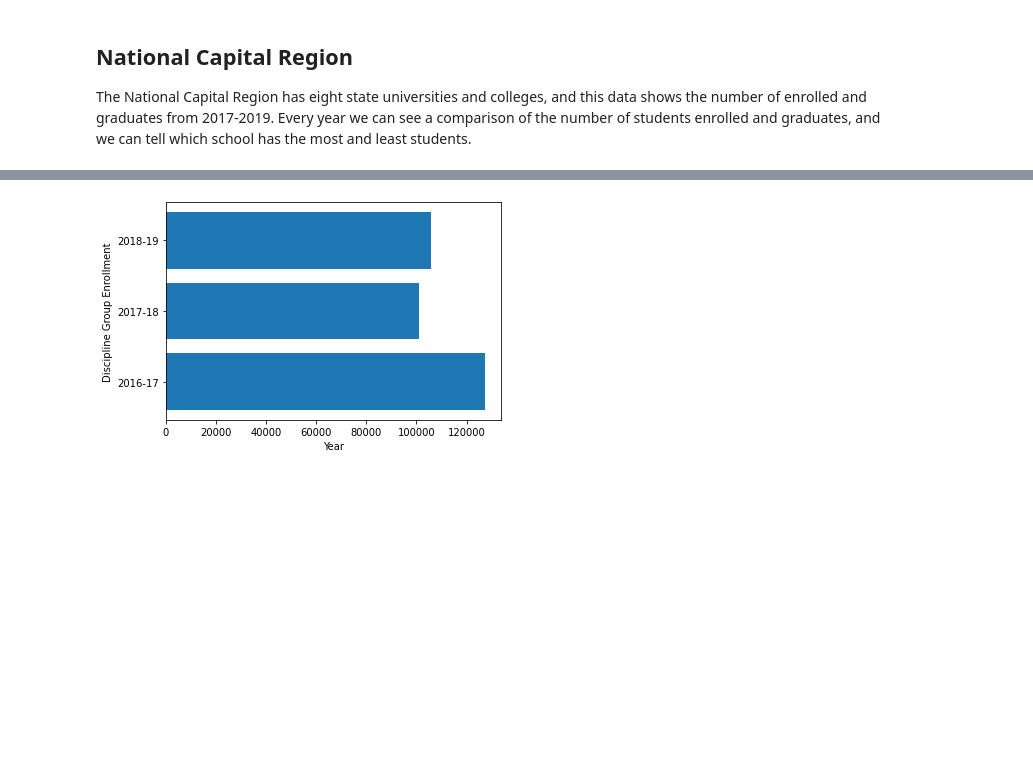
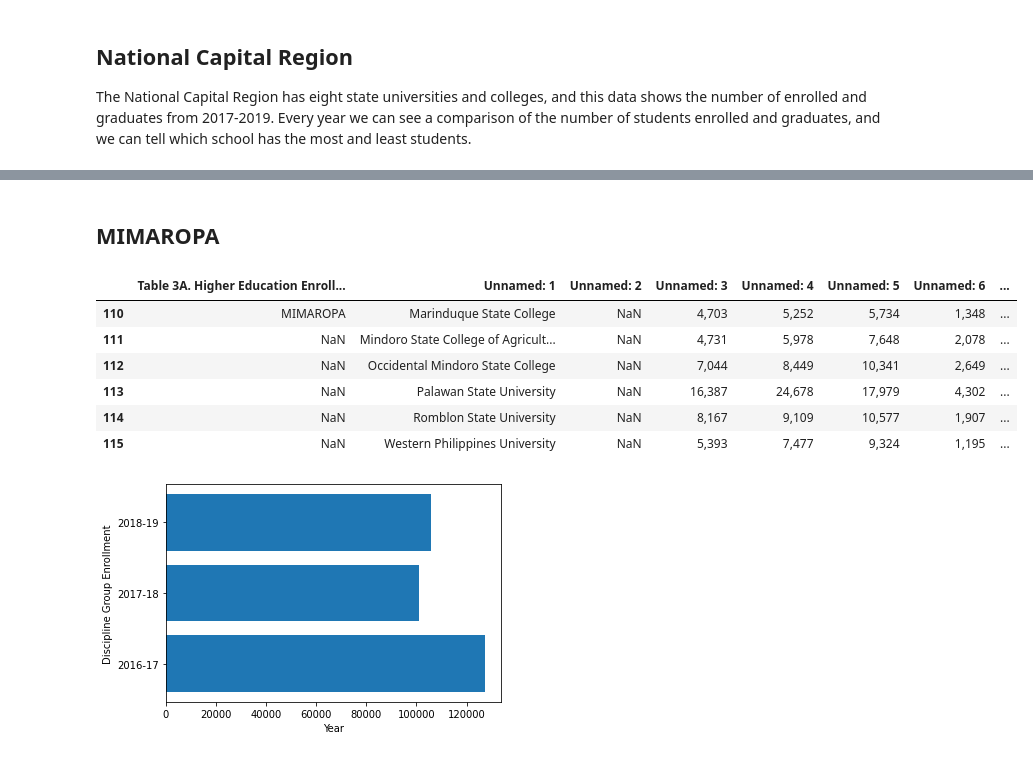
Before and after one commit to GlennBSIT3205/IT-BA-3205_Coalesce, a Jupyter notebook: Education in the Philippines Visualization.ipynb, the cells around one changed output, grey strips where cells are left out. Saved outputs shown, nothing was run; the diff lists cells and outputs as text; code cells hidden in the pictures; blank space fills up the shorter version.

```diff
--- a/Education in the Philippines Visualization.ipynb
+++ b/Education in the Philippines Visualization.ipynb
@@ -248,3 +287,17 @@ display(df.iloc[87:95])
+# %% [markdown]
+## **MIMAROPA**
+# %%
+url = 'https://raw.githubusercontent.com/GlennBSIT3205/IT-BA-3205_Coalesce/main/Data%20Sets/Higher-Education-Enrollment-and-Graduates-in-State-Universities-and-Colleges-1-converted.csv'
+df = pd.read_csv(url)
+display(df.iloc[110:116])
+# %% [output]
+|  | Table 3A. Higher Education Enroll... | Unnamed: 1 | Unnamed: 2 | Unnamed: 3 | Unnamed: 4 | Unnamed: 5 | Unnamed: 6 | ... |
+| 110 | MIMAROPA | Marinduque State College | NaN | 4,703 | 5,252 | 5,734 | 1,348 | ... |
+| 111 | NaN | Mindoro State College of Agricult... | NaN | 4,731 | 5,978 | 7,648 | 2,078 | ... |
+| 112 | NaN | Occidental Mindoro State College | NaN | 7,044 | 8,449 | 10,341 | 2,649 | ... |
+| 113 | NaN | Palawan State University | NaN | 16,387 | 24,678 | 17,979 | 4,302 | ... |
+| 114 | NaN | Romblon State University | NaN | 8,167 | 9,109 | 10,577 | 1,907 | ... |
+| 115 | NaN | Western Philippines University | NaN | 5,393 | 7,477 | 9,324 | 1,195 | ... |
 # %%
 import matplotlib.pyplot as plt
 import numpy as np
```
Also changed, not shown: parts of 6 cells of this notebook.
